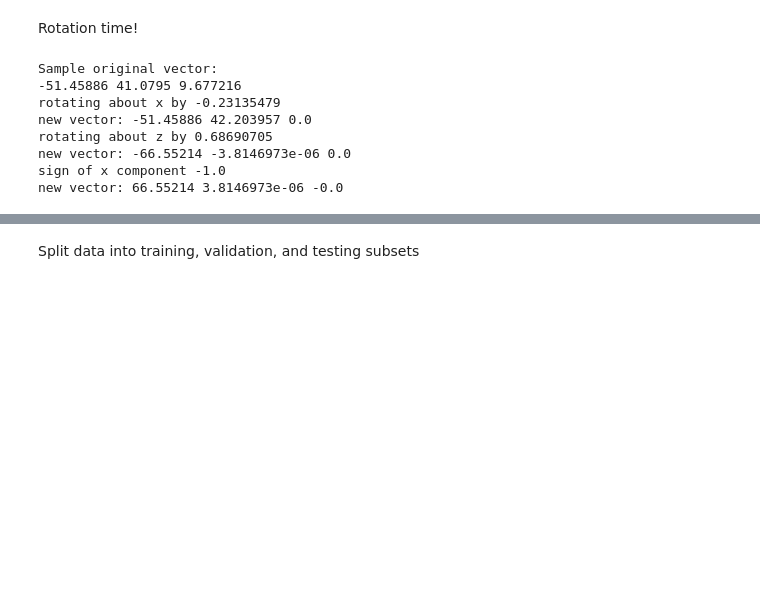
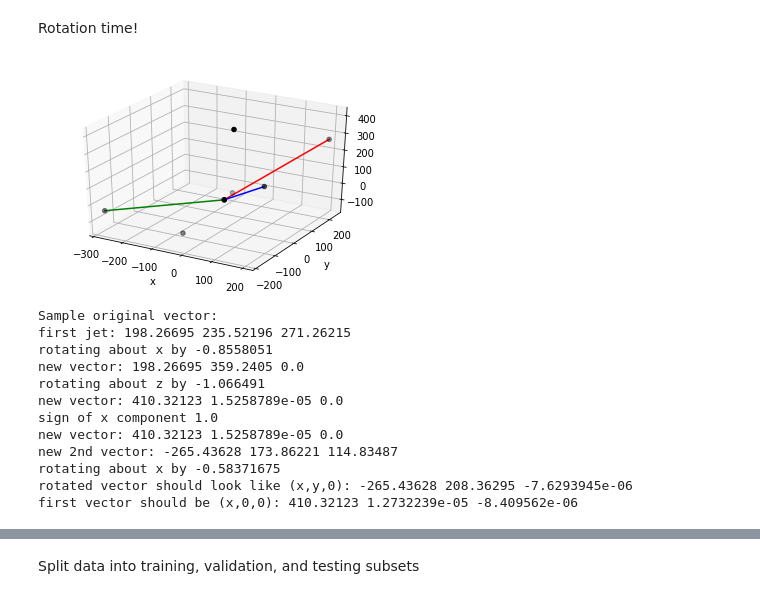
Before and after one commit to callum-mccracken/bbb, a Jupyter notebook: rotation.ipynb, the cells around one changed output, grey strips where cells are left out. Cells and saved outputs as stored; diff of their text form; code cells hidden in the pictures; blank space fills up the shorter version.

```diff
--- a/rotation.ipynb
+++ b/rotation.ipynb
@@ -89,44 +91,73 @@ E_u = padded_E[n_untagged <= 1]
 # %% [markdown]
 Rotation time!
 # %%
+# an event index for which to output some info
+out_index = 20
+
 # make vectors
 vectors = urm.TLorentzVectorArray.from_ptetaphie(pt_u, eta_u, phi_u, E_u)
 
+# plot an event's jets in x y z space
+event_x = vectors.x[out_index]
+event_y = vectors.y[out_index]
+event_z = vectors.z[out_index]
+
+fig = plt.figure()
+ax = fig.add_subplot(111, projection='3d')
+# plot first couple jets
+ax.plot([0, event_x[0]], [0, event_y[0]], [0, event_z[0]], c='red')
+ax.plot([0, event_x[1]], [0, event_y[1]], [0, event_z[1]], c='green')
+ax.plot([0, event_x[2]], [0, event_y[2]], [0, event_z[2]], c='blue')
+# plot endpoints as dots
+ax.scatter(event_x, event_y, event_z, c='black')
+plt.xlabel("x")
+plt.ylabel("y")
+plt.show()
+
 # x y z components of one vector
 print("Sample original vector:")
-print(vectors.x[0][0], vectors.y[0][0], vectors.z[0][0])
+print("first jet:", vectors.x[out_index][0], vectors.y[out_index][0], vectors.z[out_index][0])
 
 # rotate about x so that z=0 for the first vector of each
-theta_x = np.arctan(vectors.z / vectors.y)[:,0]
-print("rotating about x by", -theta_x[0])
-theta_x = np.array([[t]*(cutoff+1) for t in theta_x])  # there has to be a faster way to do this
+theta_x = np.arctan2(vectors.z, vectors.y)[:,0]
+print("rotating about x by", -theta_x[out_index])
+theta_x = np.repeat(theta_x.reshape(-1, 1), cutoff+1, axis=1)
 vectors_rx = vectors.rotatex(-theta_x)
-print("new vector:", vectors_rx.x[0][0], vectors_rx.y[0][0], vectors_rx.z[0][0])
+print("new vector:", vectors_rx.x[out_index][0], vectors_rx.y[out_index][0], vectors_rx.z[out_index][0])
 
-# then rotate about z s that y=0 (again for first vector only)
-theta_z = np.arctan(vectors_rx.y / vectors_rx.x)[:,0]
-print("rotating about z by", -theta_z[0])
-theta_z = np.array([[t]*(cutoff+1) for t in theta_z])
+# then rotate about z so that y=0 (again for first vector only)
+theta_z = np.arctan2(vectors_rx.y, vectors_rx.x)[:,0]
+print("rotating about z by", -theta_z[out_index])
+theta_z = np.repeat(theta_z.reshape(-1, 1), cutoff+1, axis=1)
 vectors_rxry = vectors_rx.rotatez(-theta_z)
-print("new vector:", vectors_rxry.x[0][0], vectors_rxry.y[0][0], vectors_rxry.z[0][0])
+print("new vector:", vectors_rxry.x[out_index][0], vectors_rxry.y[out_index][0], vectors_rxry.z[out_index][0])
 
-# flip all vectors to make all x components of first vetcors positive
+# flip all vectors to make all x components of first vectors positive
 sign_x = np.sign(vectors_rxry.x)[:,0]
-print("sign of x component", sign_x[0])
-sign_x = np.array([[s]*(cutoff+1) for s in sign_x])
+print("sign of x component", sign_x[out_index])
+sign_x = np.repeat(sign_x.reshape(-1, 1), cutoff+1, axis=1)
 vectors_flipped = vectors_rxry * (sign_x)
-print("new vector:", vectors_flipped.x[0][0], vectors_flipped.y[0][0], vectors_flipped.z[0][0])
+print("new vector:", vectors_flipped.x[out_index][0], vectors_flipped.y[out_index][0], vectors_flipped.z[out_index][0])
 
-# get pt, eta, phi again, replacing any NaN values with pi/2
-pt = np.nan_to_num(vectors_flipped.pt, nan=np.pi/2)
-eta = np.nan_to_num(vectors_flipped.eta, nan=np.pi/2)
-phi = np.nan_to_num(vectors_flipped.phi, nan=np.pi/2)
+# now rotate about x again using 2nd vector so z=0 for the second vector
+print("new 2nd vector:", vectors_flipped.x[out_index][1], vectors_flipped.y[out_index][1], vectors_flipped.z[out_index][1])
+theta_x2 = np.arctan2(vectors_flipped.z, vectors_flipped.y)[:,1]
+print("rotating about x by", -theta_x2[out_index])
+theta_x2 = np.repeat(theta_x2.reshape(-1, 1), cutoff+1, axis=1)
+vectors_final = vectors_flipped.rotatex(-theta_x2)
+print("rotated vector should look like (x,y,0):", vectors_final.x[out_index][1], vectors_final.y[out_index][1], vectors_final.z[out_index][1])
+print("first vector should be (x,0,0):", vectors_final.x[out_index][0], vectors_final.y[out_index][0], vectors_final.z[out_index][0])
 # %% [output]
+[figure, added]
 Sample original vector:
--51.45886 41.0795 9.677216
-rotating about x by -0.23135479
-new vector: -51.45886 42.203957 0.0
-rotating about z by 0.68690705
-new vector: -66.55214 -3.8146973e-06 0.0
-sign of x component -1.0
-new vector: 66.55214 3.8146973e-06 -0.0
+first jet: 198.26695 235.52196 271.26215
+rotating about x by -0.8558051
+new vector: 198.26695 359.2405 0.0
+rotating about z by -1.066491
+new vector: 410.32123 1.5258789e-05 0.0
+sign of x component 1.0
+new vector: 410.32123 1.5258789e-05 0.0
+new 2nd vector: -265.43628 173.86221 114.83487
+rotating about x by -0.58371675
+rotated vector should look like (x,y,0): -265.43628 208.36295 -7.6293945e-06
+first vector should be (x,0,0): 410.32123 1.2732239e-05 -8.409562e-06
```
Also changed, not shown: parts of 9 cells of this notebook, 3 other files.
